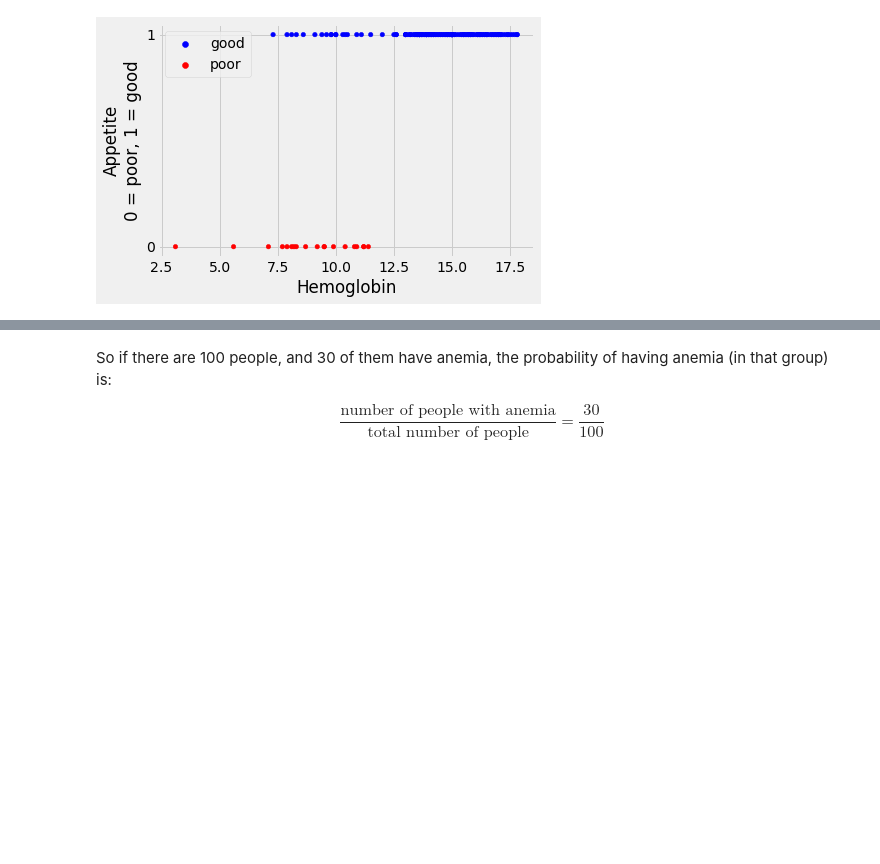
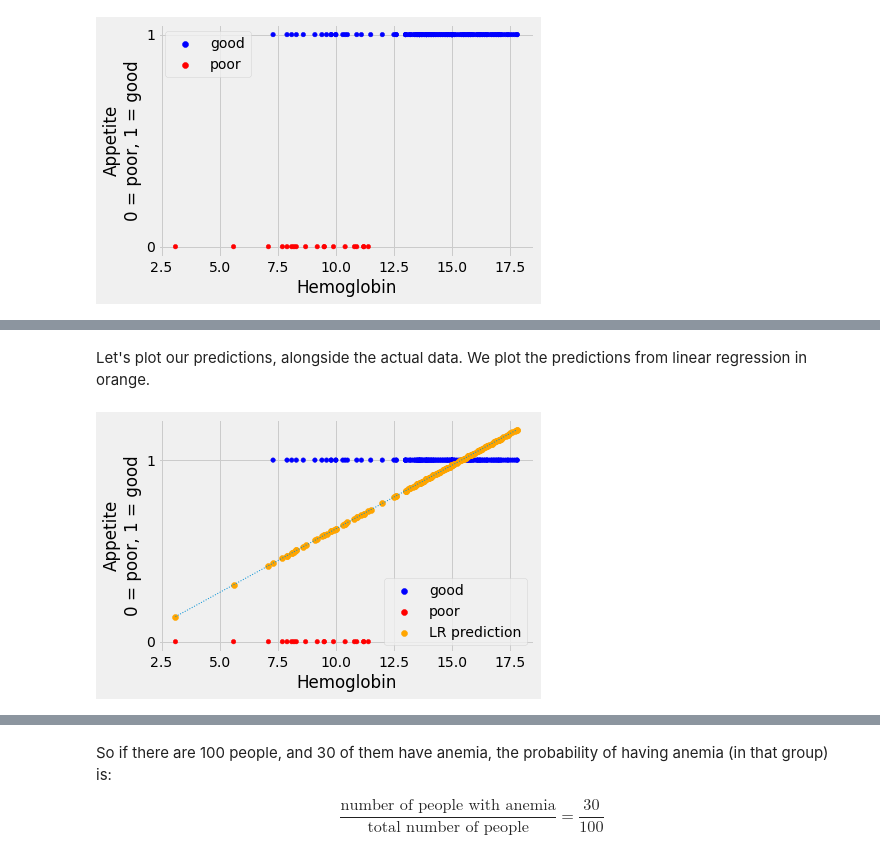
Before and after one commit to pxr687/edu_resources, a Jupyter notebook: Binary_Logistic_Regression_with_Minimize.ipynb, the cells around one changed output, grey strips where cells are left out. Saved outputs shown, nothing was run; the diff lists cells and outputs as text; code cells hidden in the pictures; blank space fills up the shorter version.

```diff
--- a/Binary_Logistic_Regression_with_Minimize.ipynb
+++ b/Binary_Logistic_Regression_with_Minimize.ipynb
@@ -144,0 +209,10 @@ We can see that patients with anemia have lower red blood cell counts.
+# %%
+def ss_any_line(c_s, x_values, y_values):
+    # c_s is a list containing two elements, an intercept and a slope.
+    intercept, slope = c_s
+    # Values predicted from these x_values, using this intercept and slope.
+    predicted = intercept + x_values * slope
+    # Difference of prediction from the actual y values.
+    error = y_values - predicted
+    # Sum of squared error.
+    return np.sum(error ** 2)
@@ -144,0 +231,8 @@ We can see that patients with anemia have lower red blood cell counts.
+# %%
+# The x (predictor) and y (to-be-predicted) variables.
+hemoglobin = hgb_app['Hemoglobin']
+appetite_d = hgb_app['appetite_dummy']
+# Use minimize to find the least sum of squares solution.
+min_lin_reg = minimize(ss_any_line, [-1, 0.1], args=(hemoglobin, appetite_d))
+# Show the results that came back from minimize.
+min_lin_reg
@@ -144,0 +253,6 @@ We can see that patients with anemia have lower red blood cell counts.
+# %%
+# Unpack the slope and intercept estimates from the results object.
+lin_reg_intercept, lin_reg_slope = min_lin_reg.x
+# Show them.
+print('Best linear regression intercept', lin_reg_intercept)
+print('Best linear regression slope', lin_reg_slope)
@@ -144,0 +270,3 @@ We can see that patients with anemia have lower red blood cell counts.
+# %%
+predicted_lin_reg = lin_reg_intercept + lin_reg_slope * hemoglobin
+predicted_lin_reg
@@ -144,0 +286,19 @@ We can see that patients with anemia have lower red blood cell counts.
+# %% [markdown]
+Let's plot our predictions, alongside the actual data.  We plot the predictions
+from linear regression in orange.
+# %%
+# Do the base plot of the hemoglobin and appetite_d.
+plot_hgb_app()
+
+# A new plot on top of the old.
+plt.scatter(hemoglobin, predicted_lin_reg,
+            label='LR prediction',
+            color='orange')
+# Another plot, to show the underlying line
+fine_x = np.linspace(np.min(hemoglobin), np.max(hemoglobin), 1000)
+fine_y = lin_reg_intercept + lin_reg_slope * fine_x
+plt.plot(fine_x, fine_y, linewidth=1, linestyle=':')
+# Show the legend.
+plt.legend();
+# %% [output]
+[figure, added]
```
Also changed, not shown: parts of 47 cells of this notebook, 1 other file.
